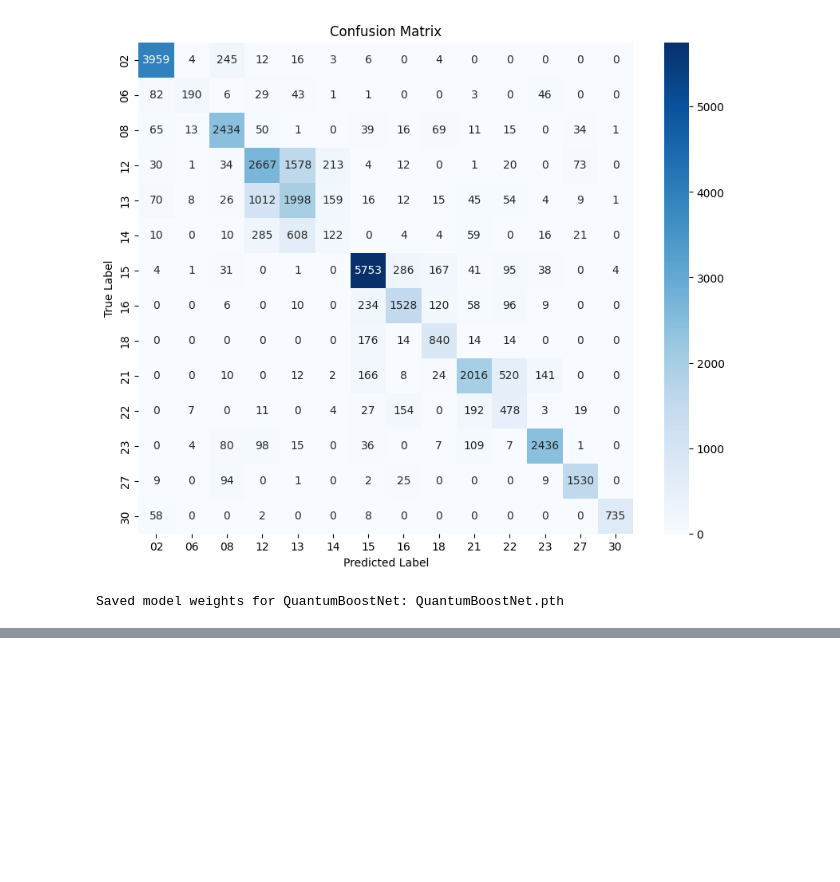
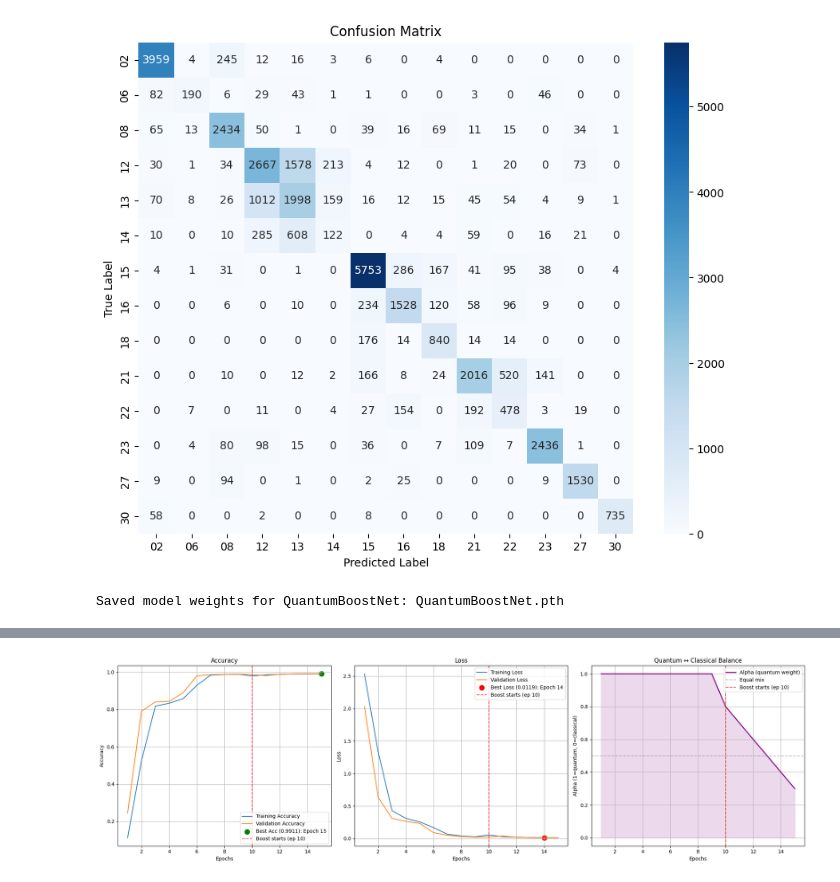
Before and after one commit to MihaiUM2001/CardioQML, a Jupyter notebook: ViewClassification.ipynb, the cells around one changed output, grey strips where cells are left out. Drawn from its saved outputs; the diff is of its cells as text; code cells hidden in the pictures; blank space fills up the shorter version.

Commit message:
2.11 - Testing Models: QuantumBoost V2 (ResNet + Quantum->Classic)

```diff
--- a/ViewClassification.ipynb
+++ b/ViewClassification.ipynb
@@ -2796,0 +2804,17 @@ Saved model weights for QuantumBoostNet: QuantumBoostNet.pth
+# %%
+model_name_qboostv2 = "QuantumBoostNetV2"
+model_path_qboostv2 = f"{model_name_qboostv2}.pth"
+# %%
+dev_qboostv2 = qml.device("default.qubit", wires=n_qubits_qboostv2)
+
+@qml.qnode(dev_qboostv2, interface="torch")
+def quantum_circuit_qboostv2(inputs, weights):
+    qml.templates.AngleEmbedding(inputs, wires=range(n_qubits_qboostv2))
+
+    qml.templates.StronglyEntanglingLayers(weights, wires=range(n_qubits_qboostv2))
+
+    return [qml.expval(qml.PauliZ(i)) for i in range(n_qubits_qboostv2)]
+
+weight_shapes_qboostv2 = {"weights": (n_layers_qboostv2, n_qubits_qboostv2, 3)}
+
+qlayer_qboostv2 = qnn.TorchLayer(quantum_circuit_qboostv2, weight_shapes_qboostv2)
@@ -2796,0 +3073,8 @@ Saved model weights for QuantumBoostNet: QuantumBoostNet.pth
+# %%
+model_qboostv2 = QuantumBoostNetV2(num_classes=num_classes).to(DEVICE)
+
+num_epochs_quantum_qboostv2 = 10
+num_epochs_boost_qboostv2   = 5
+
+criterion_qboostv2 = nn.CrossEntropyLoss(weight=class_weights_tensor)
+optimizer_qboostv2 = optim.Adam(filter(lambda p: p.requires_grad, model_qboostv2.parameters()), lr=1e-3)
@@ -2796,0 +3103,12 @@ Saved model weights for QuantumBoostNet: QuantumBoostNet.pth
+# %%
+trained_model_qboostv2, history_qboostv2 = train_model_qboostv2(model_name=model_name_qboostv2,
+                                                                model=model_qboostv2,
+                                                                criterion=criterion_qboostv2,
+                                                                optimizer=optimizer_qboostv2,
+                                                                train_loader=train_loader,
+                                                                val_loader=val_loader,
+                                                                num_epochs_quantum=num_epochs_quantum_qboostv2,
+                                                                num_epochs_boost=num_epochs_boost_qboostv2,
+                                                                patience=2,
+                                                                alpha_start=0.8,
+                                                                alpha_end=0.2)
@@ -2796,0 +3196,4 @@ Saved model weights for QuantumBoostNet: QuantumBoostNet.pth
+# %%
+plot_learning_curves_qboostv2(history_qboostv2)
+# %% [output]
+[figure, added]
```
Also changed, not shown: parts of 12 cells of this notebook.
